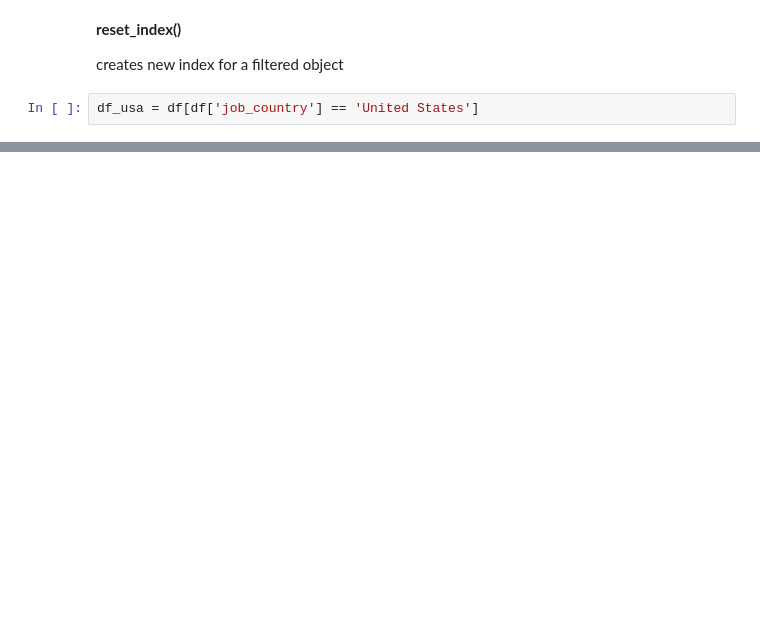
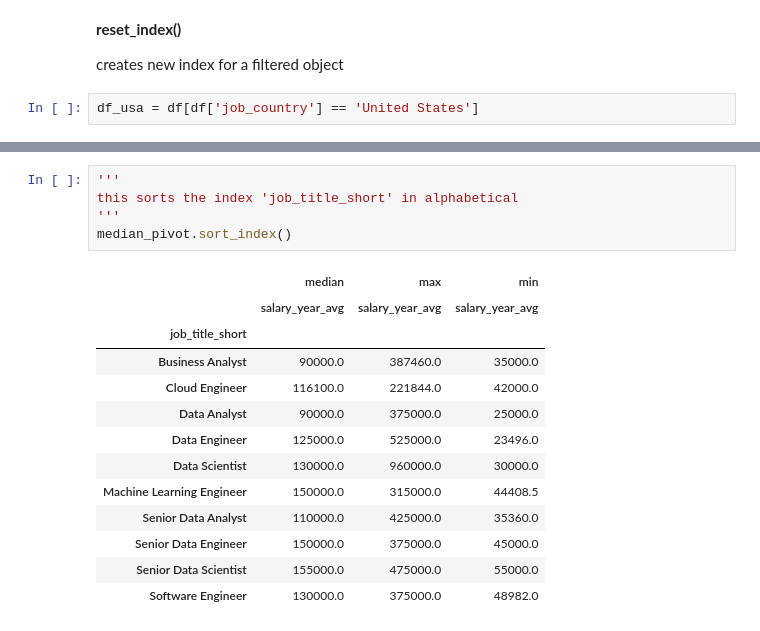
Before and after one commit to okiromosh/Learning-Python-Data, a Jupyter notebook: Python Pandas 6_Index Managment.ipynb, the cells around one changed output, grey strips where cells are left out. Drawn from its saved outputs; the diff is of its cells as text; blank space fills up the shorter version.

```diff
--- a/Python Pandas 6_Index Managment.ipynb
+++ b/Python Pandas 6_Index Managment.ipynb
@@ -44,0 +108,19 @@ df_usa
+# %%
+'''
+this sorts the index 'job_title_short' in alphabetical
+'''
+median_pivot.sort_index()
+# %% [output]
+|  | median | max | min |
+|  | salary_year_avg | salary_year_avg | salary_year_avg |
+| job_title_short |  |  |  |
+| Business Analyst | 90000.0 | 387460.0 | 35000.0 |
+| Cloud Engineer | 116100.0 | 221844.0 | 42000.0 |
+| Data Analyst | 90000.0 | 375000.0 | 25000.0 |
+| Data Engineer | 125000.0 | 525000.0 | 23496.0 |
+| Data Scientist | 130000.0 | 960000.0 | 30000.0 |
+| Machine Learning Engineer | 150000.0 | 315000.0 | 44408.5 |
+| Senior Data Analyst | 110000.0 | 425000.0 | 35360.0 |
+| Senior Data Engineer | 150000.0 | 375000.0 | 45000.0 |
+| Senior Data Scientist | 155000.0 | 475000.0 | 55000.0 |
+| Software Engineer | 130000.0 | 375000.0 | 48982.0 |
```
Also changed, not shown: parts of 8 cells of this notebook.
